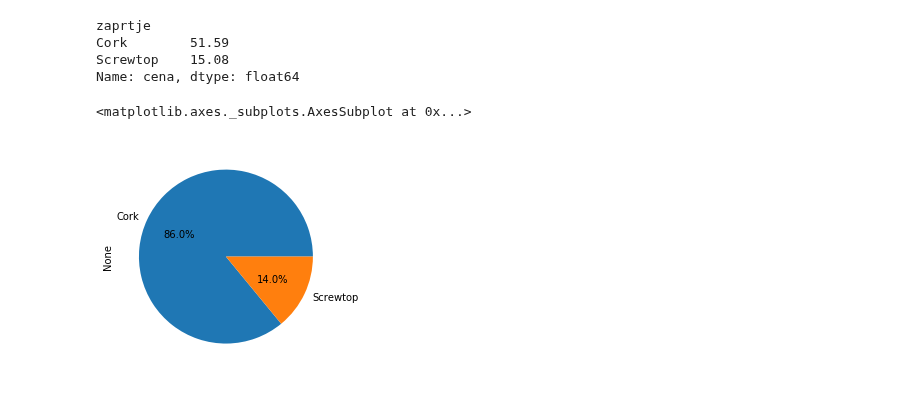
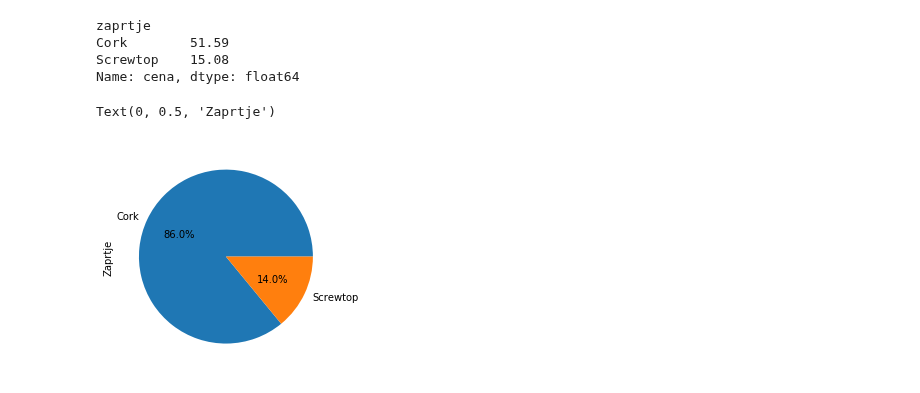
Before and after one commit to ajdalemut/vina, a Jupyter notebook: Vina.ipynb, the cells around one changed output. Cells and saved outputs as stored; diff of their text form; code cells hidden in the pictures.

```diff
--- a/Vina.ipynb
+++ b/Vina.ipynb
@@ -7,13 +7,17 @@ Vsi podatki v analizi so zajeti iz [winelibrary](https://winelibrary.com/search?
 ## Predpriprava
 # %%
 import pandas as pd
-import numpy as num
-vina = pd.read_csv('obdelani-podatki/vina.csv', index_col='id')
+import numpy as np
+import matplotlib.pyplot as plt
+%matplotlib inline
+
+vina = pd.read_csv('obdelani-podatki/vina.csv', index_col='id', dtype = object)
+#dtype = object, sicer pandas spremeni letnike v float
 okusi = pd.read_csv('obdelani-podatki/okusi.csv')
 vonji = pd.read_csv('obdelani-podatki/vonji.csv')
+
 pd.options.display.max_rows = 20
-import matplotlib.pyplot as plt
-%matplotlib inline
+
 vina
 # %% [output]
 |  | ime | barva | letnik | drzava | regija | cena | alkohol | zaprtje | ocena |
@@ -402,7 +387,7 @@ Glede na ceno teh vin, menim, da so ta bila ocenjena po drugačni lestvici.
 Kot smo že pri pregledu na začetku opazili, da imajo najdražja vina plutni zamašek in najcenejša vijačni, domnevam, da bo enako veljalo tudi v povprečju.
 # %%
 #povprečna cena na zaprtje
-vina_po_zaprtju = vina.groupby('zaprtje')
+vina_po_zaprtju = vina.groupby('zaprtje', as_index=True)
 povprecja_po_zaprtju = vina_po_zaprtju['cena'].mean().round(2)
 povprecja_po_zaprtju
 # %% [output]
@@ -412,7 +397,9 @@ Screwtop    15.08
 Name: cena, dtype: float64
 # %%
 #koliko sploh imamo vin z nekim zaprtjem
-vina_po_zaprtju.size().plot(kind = 'pie', y ='Zaprtje', autopct='%1.1f%%')
+vina_po_zaprtju.size().plot( kind = 'pie', y = None, autopct='%1.1f%%')
+ax = plt.gca()
+ax.set_ylabel('Zaprtje')
 # %% [output]
-<matplotlib.axes._subplots.AxesSubplot at 0x...>
+Text(0, 0.5, 'Zaprtje')
-[figure, old version]
+[figure, new version]
```
Also changed, not shown: parts of 34 cells of this notebook.
